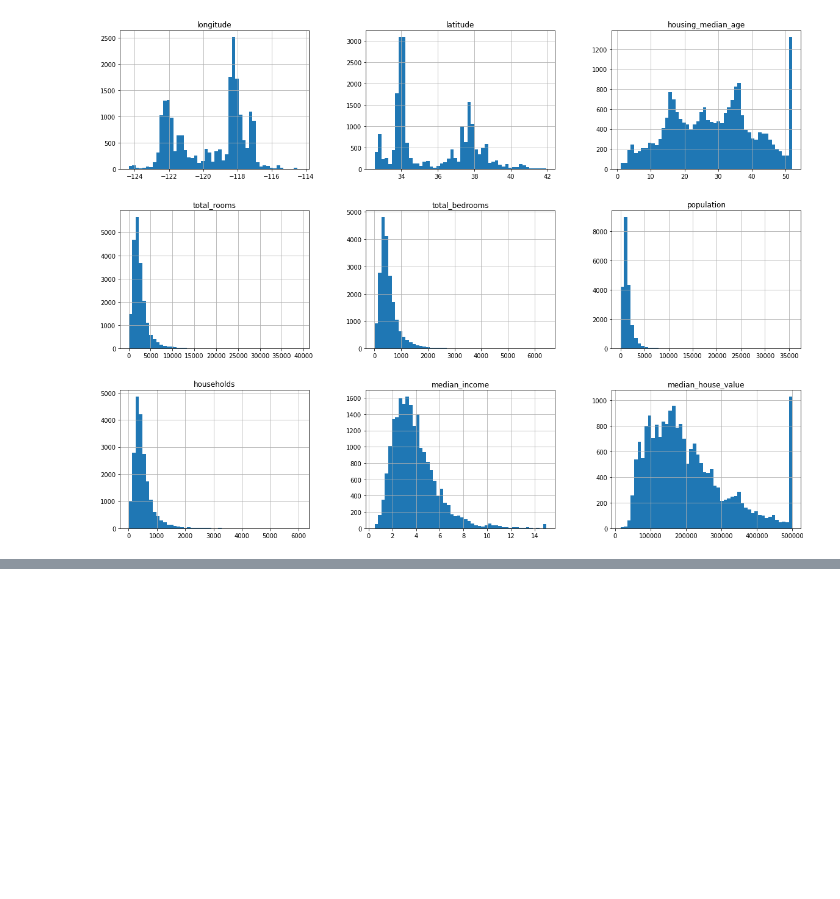
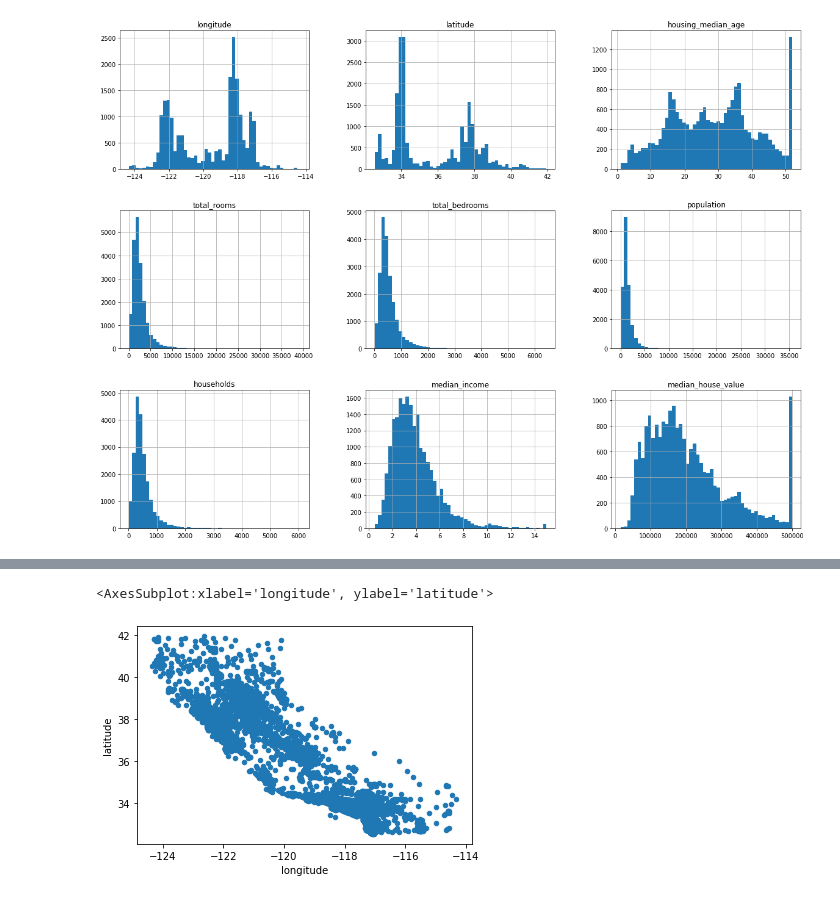
Before and after one commit to CLOCK-PhD/Machine-Learning-Projects, a Jupyter notebook: ch2_project/e2emlproj.ipynb, the cells around one changed output, grey strips where cells are left out. Cells and saved outputs as stored; diff of their text form; code cells hidden in the pictures; blank space fills up the shorter version.

Commit message:
Progression du projet jusqu'à la sélection et l'entrainement du modele

```diff
--- a/ch2_project/e2emlproj.ipynb
+++ b/ch2_project/e2emlproj.ipynb
@@ -204,0 +299,8 @@ On peut remarquer plusieurs choses sur ces histogrammes :
+# %%
+from sklearn.model_selection import StratifiedShuffleSplit
+
+split = StratifiedShuffleSplit(n_splits=1, test_size=0.2, random_state=42)
+
+for train_index, test_index in split.split(housing, housing["income_cat"]):
+    strat_train_set = housing.loc[train_index]
+    strat_test_set = housing.loc[train_index]
@@ -204,0 +338,3 @@ On peut remarquer plusieurs choses sur ces histogrammes :
+# %%
+# Création d'une copie du jeu d'entraînement pour manipuler les données sans encombre :
+housing = strat_test_set.copy()
@@ -204,0 +345,5 @@ On peut remarquer plusieurs choses sur ces histogrammes :
+# %%
+housing.plot(kind="scatter", x="longitude", y="latitude")
+# %% [output]
+<AxesSubplot:xlabel='longitude', ylabel='latitude'>
+[figure, added]
```
Also changed, not shown: parts of 84 cells of this notebook.
